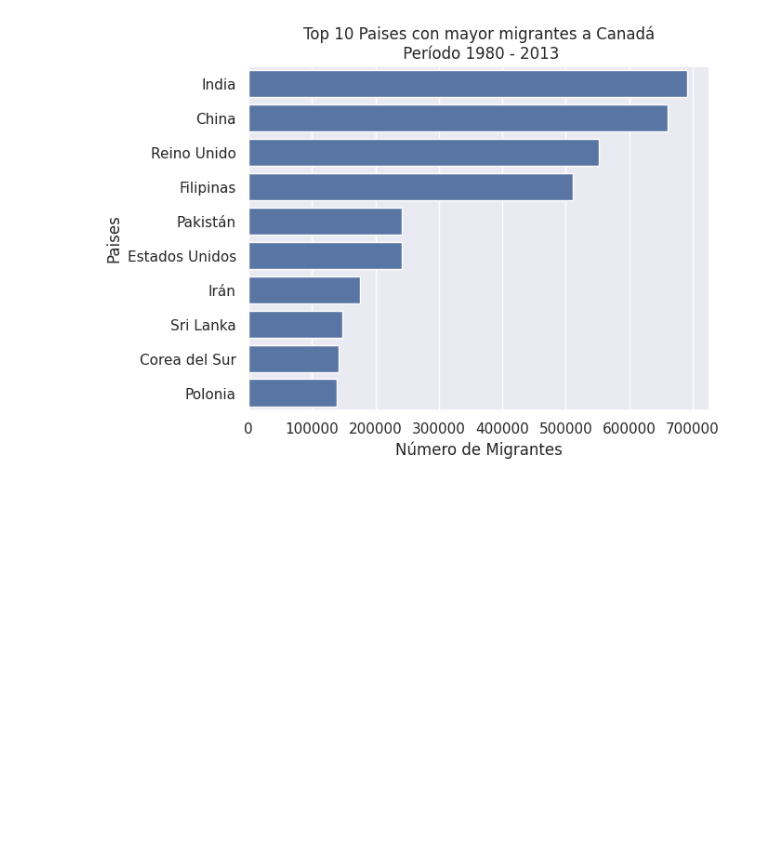
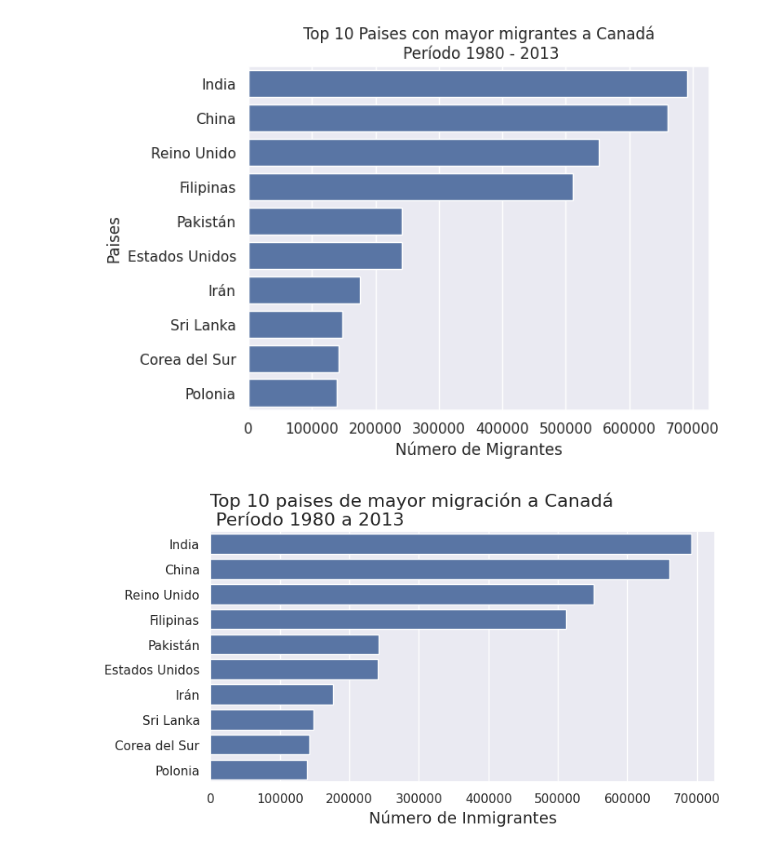
Before and after one commit to JorgeAccardi/cienciadedatos, a Jupyter notebook: Desafío_comparando_tendencias_migratorias.ipynb, the cells around one changed output. Cells and saved outputs as stored; diff of their text form; code cells hidden in the pictures; blank space fills up the shorter version.

```diff
--- a/Desafío_comparando_tendencias_migratorias.ipynb
+++ b/Desafío_comparando_tendencias_migratorias.ipynb
@@ -474,3 +474,15 @@ ax.set(title='Top 10 Paises con mayor migrantes a Canadá\n Período 1980 - 2013
 plt.show()
 # %% [output]
 [figure]
+# %%
+fig, ax = plt.subplots(figsize = (8,4))
+
+ax = sns.barplot(data=top_10,x='Total', y=top_10.index, orient='h')
+ax.set_title('Top 10 paises de mayor migración a Canadá\n Período 1980 a 2013',
+             loc='left', fontsize=16)
+ax.set_xlabel('Número de Inmigrantes', fontsize=14)
+ax.set_ylabel('')
+
+plt.show()
+# %% [output]
+[figure, added]
```
